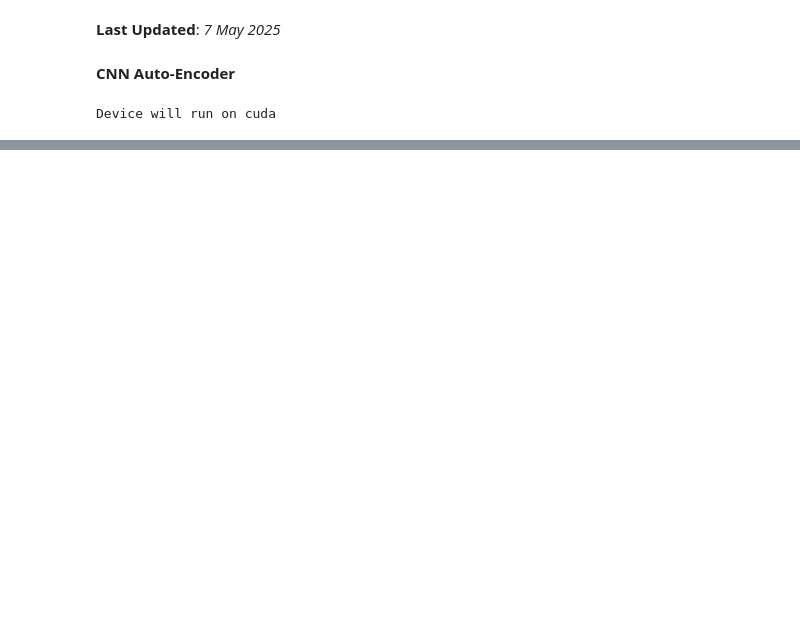
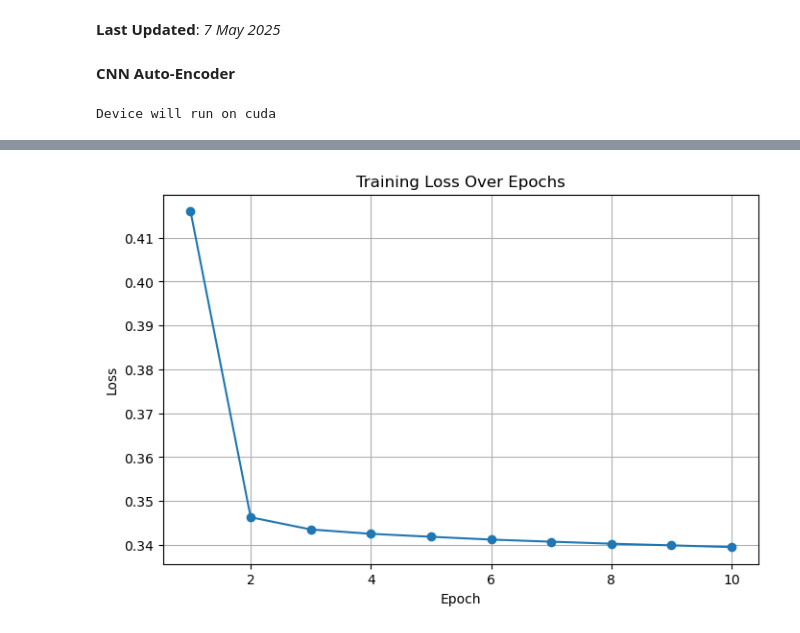
Before and after one commit to sarah-lp-dr/thesis-cd-github, a Jupyter notebook: autoencoder.ipynb, the cells around one changed output, grey strips where cells are left out. Cells and saved outputs as stored; diff of their text form; code cells hidden in the pictures; blank space fills up the shorter version.

```diff
--- a/autoencoder.ipynb
+++ b/autoencoder.ipynb
@@ -59,6 +61,9 @@ Device will run on cuda
 model = Autoencoder().to(device)
 criterion = nn.BCEWithLogitsLoss()
 optimizer = optim.Adam(model.parameters(), lr=1e-3)
+
+train_losses = []
+start_time = time.time()
 
 print("Training...")
 for epoch in range(10):
@@ -72,6 +77,21 @@ for epoch in range(10):
         loss.backward()
         optimizer.step()
         total_loss += loss.item()
-    print(f"Epoch {epoch+1}: Loss = {total_loss / len(train_loader):.6f}")
+
+    epoch_loss = total_loss / len(train_loader)
+    train_losses.append(epoch_loss)
+    print(f"Epoch {epoch+1}: Loss = {epoch_loss:.6f}")
+
+elapsed_time = time.time() - start_time
+print(f"Time taken: {elapsed_time:.2f} seconds")
+
+# Plot Training Loss
+plt.figure(figsize=(8, 5))
+plt.plot(range(1, len(train_losses) + 1), train_losses, marker='o')
+plt.title("Training Loss Over Epochs")
+plt.xlabel("Epoch")
+plt.ylabel("Loss")
+plt.grid(True)
+plt.show()
 # %% [output]
 Training...
@@ -88,3 +109,4 @@ Epoch 10: Loss = 0.339921
+[figure, added]
 # %%
 # === Compute reconstruction error ===
 model.eval()
```
Also changed, not shown: parts of 12 cells of this notebook.
